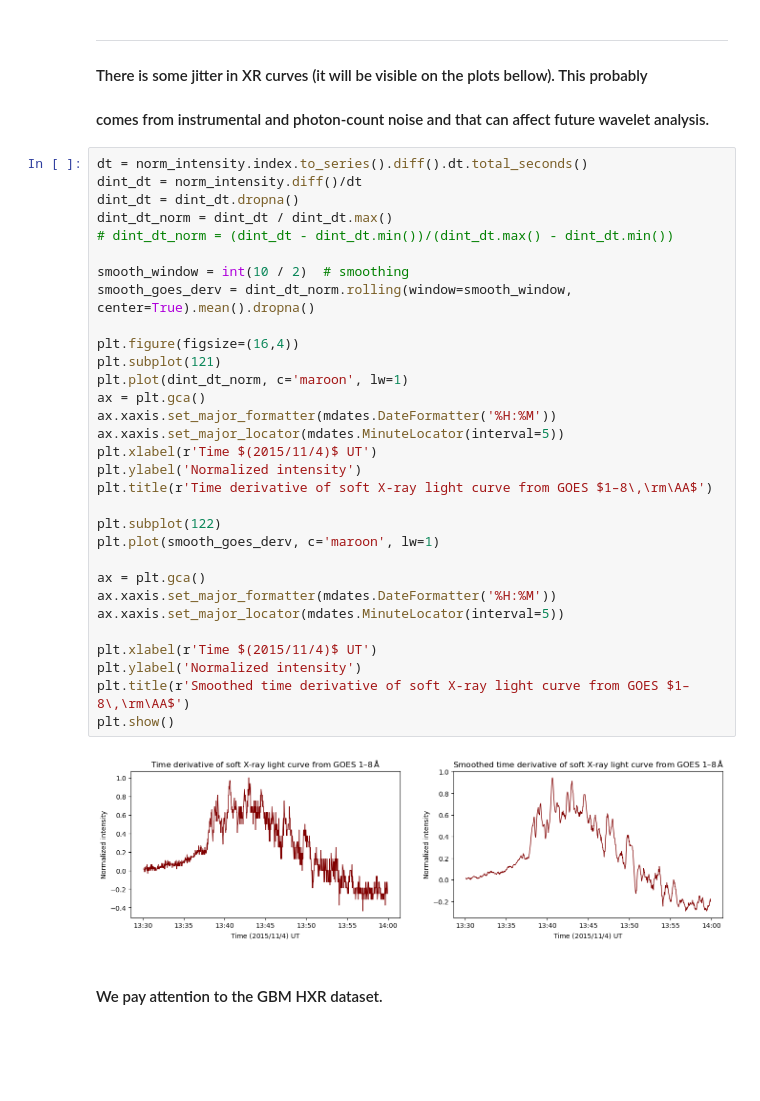
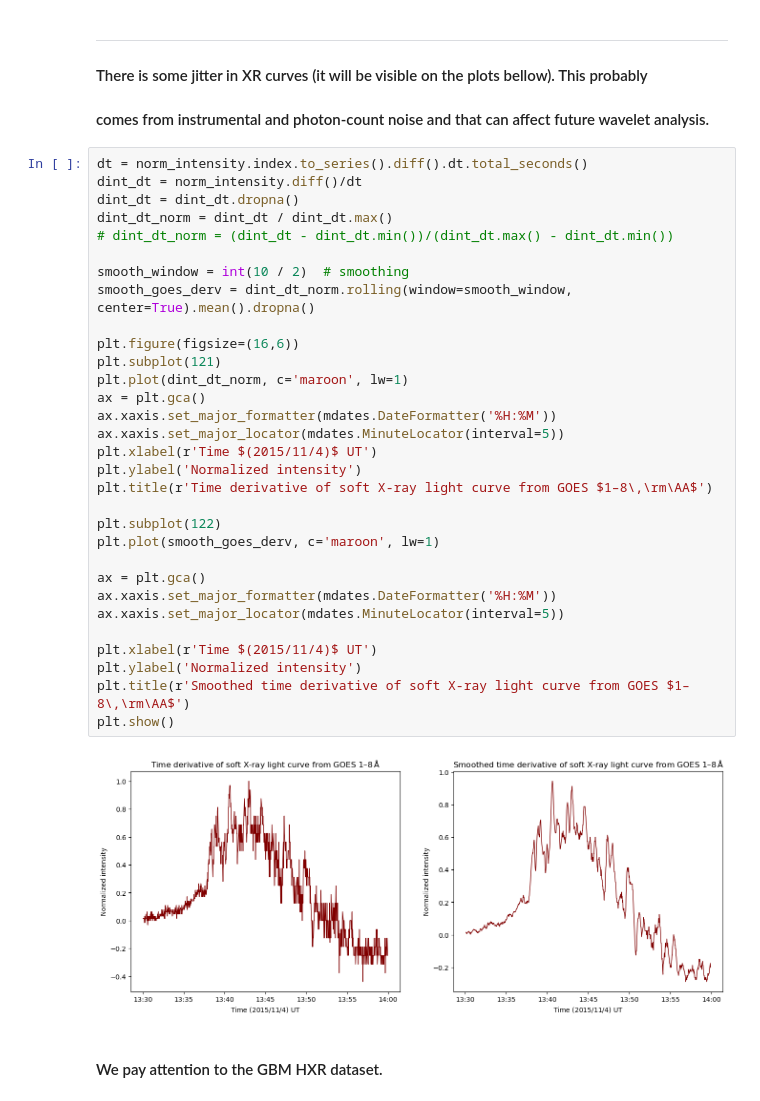
Before and after one commit to zorzeus/solar_flares_internship, a Jupyter notebook: sfi_01.ipynb, the cells around one changed output. Drawn from its saved outputs; the diff is of its cells as text; blank space fills up the shorter version.

```diff
--- a/sfi_01.ipynb
+++ b/sfi_01.ipynb
@@ -157,35 +157,35 @@ plt.show()
 dt = norm_intensity.index.to_series().diff().dt.total_seconds()
 dint_dt = norm_intensity.diff()/dt
 dint_dt = dint_dt.dropna()
 dint_dt_norm = dint_dt / dint_dt.max()
 # dint_dt_norm = (dint_dt - dint_dt.min())/(dint_dt.max() - dint_dt.min())
 
 smooth_window = int(10 / 2)  # smoothing
 smooth_goes_derv = dint_dt_norm.rolling(window=smooth_window, center=True).mean().dropna()
 
-plt.figure(figsize=(16,4))
+plt.figure(figsize=(16,6))
 plt.subplot(121)
 plt.plot(dint_dt_norm, c='maroon', lw=1)
 ax = plt.gca()
 ax.xaxis.set_major_formatter(mdates.DateFormatter('%H:%M'))
 ax.xaxis.set_major_locator(mdates.MinuteLocator(interval=5))
 plt.xlabel(r'Time $(2015/11/4)$ UT')
 plt.ylabel('Normalized intensity')
 plt.title(r'Time derivative of soft X-ray light curve from GOES $1–8\,\rm\AA$')
 
 plt.subplot(122)
 plt.plot(smooth_goes_derv, c='maroon', lw=1)
 
 ax = plt.gca()
 ax.xaxis.set_major_formatter(mdates.DateFormatter('%H:%M'))
 ax.xaxis.set_major_locator(mdates.MinuteLocator(interval=5))
 
 plt.xlabel(r'Time $(2015/11/4)$ UT')
 plt.ylabel('Normalized intensity')
 plt.title(r'Smoothed time derivative of soft X-ray light curve from GOES $1–8\,\rm\AA$')
 plt.show()
 # %% [output]
-[figure, old version]
+[figure, new version]
 # %% [markdown]
 #### We pay attention to the GBM HXR dataset.
 # %%
```
Also changed, not shown: parts of 21 cells of this notebook.
